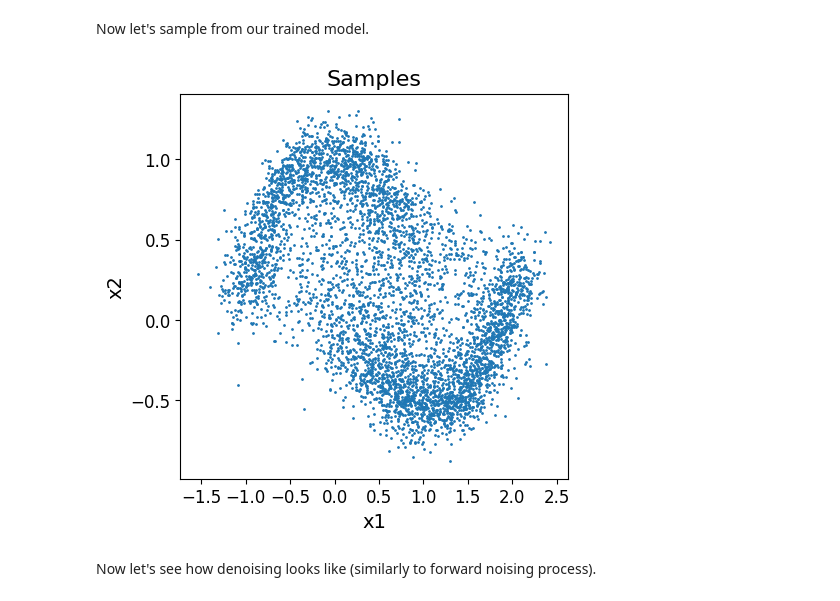
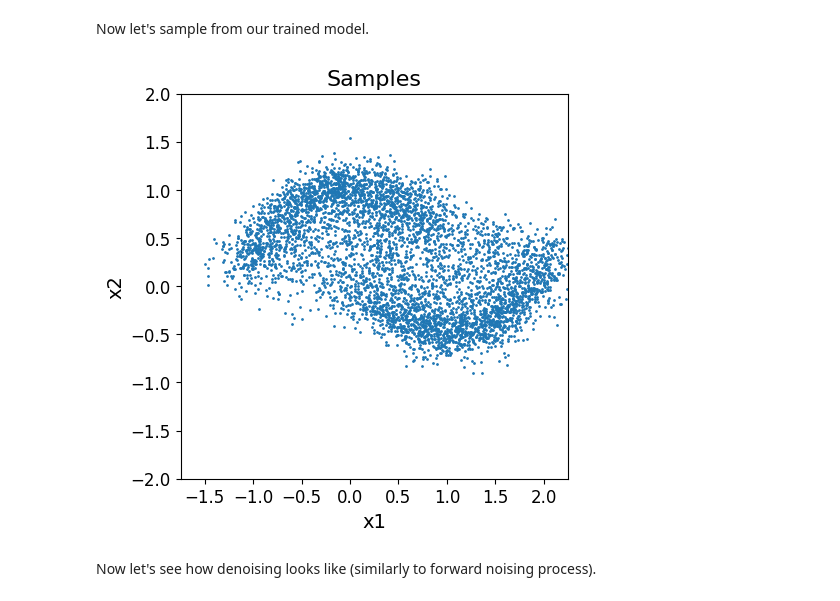
Before and after one commit to Alexkkir/diffusion-lecture, a Jupyter notebook: georgii_bychkov_hw6.ipynb, the cells around one changed output. Cells and saved outputs as stored; diff of their text form; code cells hidden in the pictures.

```diff
--- a/georgii_bychkov_hw6.ipynb
+++ b/georgii_bychkov_hw6.ipynb
@@ -662,7 +651,7 @@ class DDPM(nn.Module):
 
 Now we are ready to train our model.
 # %%
-T = 200 # you could change it
+T = 2000 # you could change it
 # ====
 # your code
 # choose these parameters
@@ -717,9 +706,12 @@ Now let's sample from our trained model.
 # %%
 samples = ddpm.sample(num_samples=5000).cpu()
 
-dgm_utils.visualize_2d_samples(samples, title="Samples")
+dgm_utils.visualize_2d_samples(samples, title="Samples", show=False)
+plt.xlim(-1.75, 2.25)
+plt.ylim(-2, 2)
+plt.show()
 # %% [output]
-[figure, old version]
+[figure, new version]
 # %% [markdown]
 Now let's see how denoising looks like (similarly to forward noising process).
 # %%
```
Also changed, not shown: parts of 16 cells of this notebook, 4 other files.
